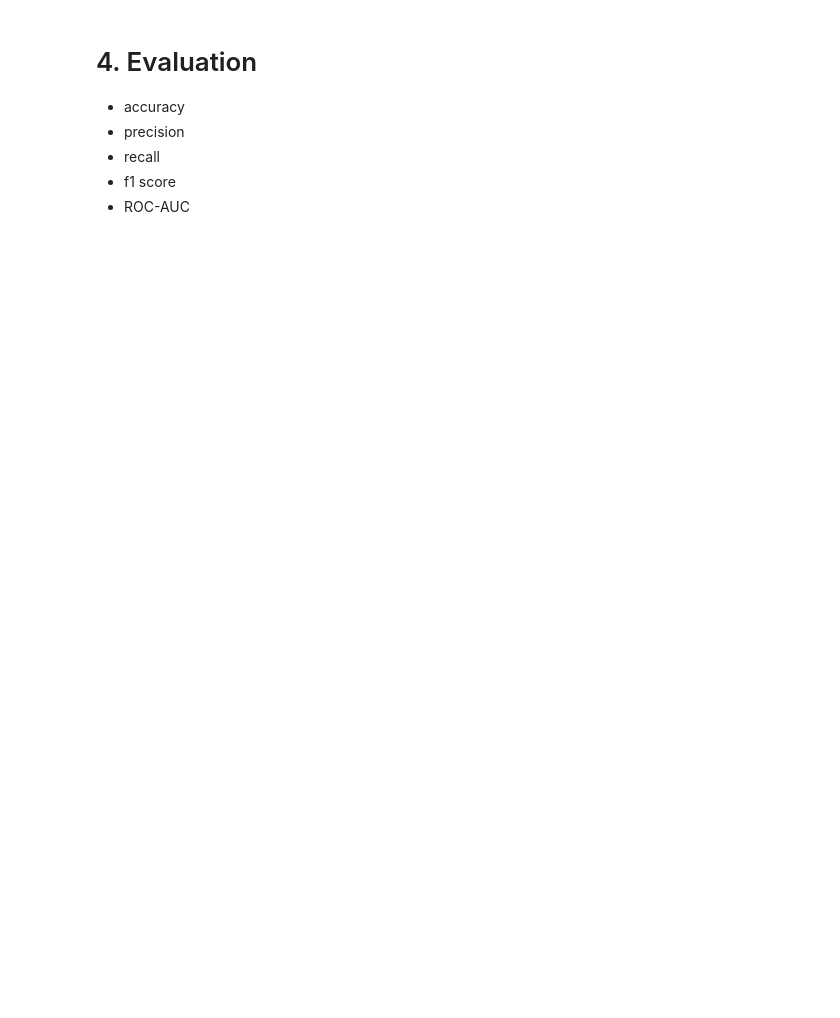
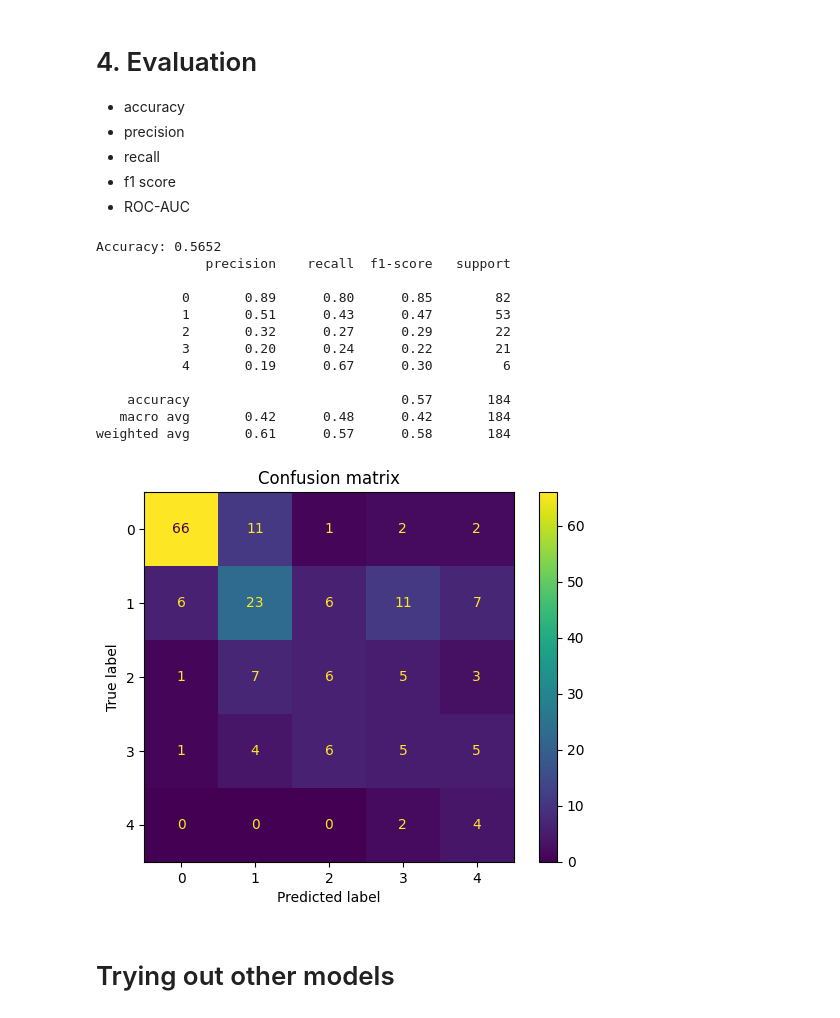
Before and after one commit to zhaojingjing9595/DI-Bootcamp, a Jupyter notebook: Week5/Day4/heart_disease_prediction.ipynb, the cells around one changed output. Drawn from its saved outputs; the diff is of its cells as text; code cells hidden in the pictures; blank space fills up the shorter version.

Commit message:
submit week5/day4 mini project - heart disease: feature engineering, model predict, evaluation

```diff
--- a/Week5/Day4/heart_disease_prediction.ipynb
+++ b/Week5/Day4/heart_disease_prediction.ipynb
@@ -601,3 +612,28 @@ ValueError: could not convert string to float: 'lv hypertrophy'
 - split data
 - use logistic regression model for training
 - predict on test data
+# %%
+from sklearn.pipeline import Pipeline
+from sklearn.linear_model import LogisticRegression
+y = df['num']
+X = df.drop(columns=['num'])
+
+X_train, X_test, y_train, y_test = train_test_split(X, y, test_size=0.2,
+                                                      random_state=42,
+                                                      stratify=y)
+
+print(y_train.value_counts())
+print(y_test.value_counts())
+print(y_train.value_counts(normalize=True) * 100)  # % of each class in training data
+
+pipe_lr = Pipeline([
+    ('pre', preprocessor),
+    ('model', LogisticRegression(class_weight='balanced', max_iter=1000, random_state=42))
+])
+
+pipe_lr.fit(X_train, y_train)
+
+y_pred = pipe_lr.predict(X_test)
+
+mask = (y_test == 4)
+print(np.unique(y_pred[mask], return_counts=True))
@@ -608,3 +662,39 @@ ValueError: could not convert string to float: 'lv hypertrophy'
 - recall
 - f1 score
 - ROC-AUC
+# %%
+from sklearn.metrics import accuracy_score, precision_score, recall_score, f1_score, confusion_matrix, classification_report, ConfusionMatrixDisplay
+acc = accuracy_score(y_test, y_pred)
+
+
+# rec = recall_score(y_test, y_pred)
+# f1 = f1_score(y_test, y_pred)
+
+print("Accuracy:", round(acc,4))
+# print("Recall:", round(rec,4))
+# print("F1:", round(f1,4))
+
+print(classification_report(y_test, y_pred))
+
+# Confusion matrix
+cm = confusion_matrix(y_test, y_pred)
+disp = ConfusionMatrixDisplay(cm)
+disp.plot()
+plt.title('Confusion matrix')
+plt.show()
+# %% [output]
+Accuracy: 0.5652
+              precision    recall  f1-score   support
+
+           0       0.89      0.80      0.85        82
+           1       0.51      0.43      0.47        53
+           2       0.32      0.27      0.29        22
+           3       0.20      0.24      0.22        21
+           4       0.19      0.67      0.30         6
+
+    accuracy                           0.57       184
+   macro avg       0.42      0.48      0.42       184
+weighted avg       0.61      0.57      0.58       184
+[figure, added]
+# %% [markdown]
+# Trying out other models
```
Also changed, not shown: parts of 9 cells of this notebook.
